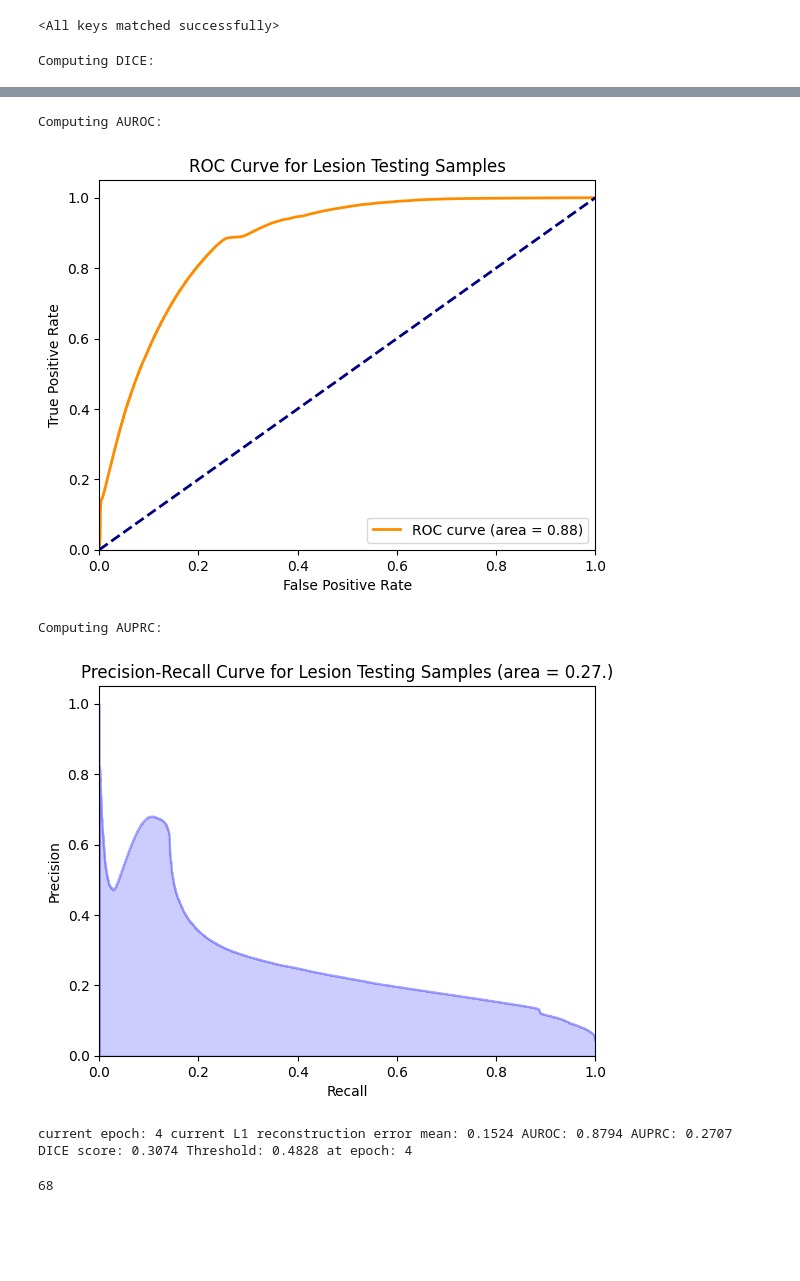
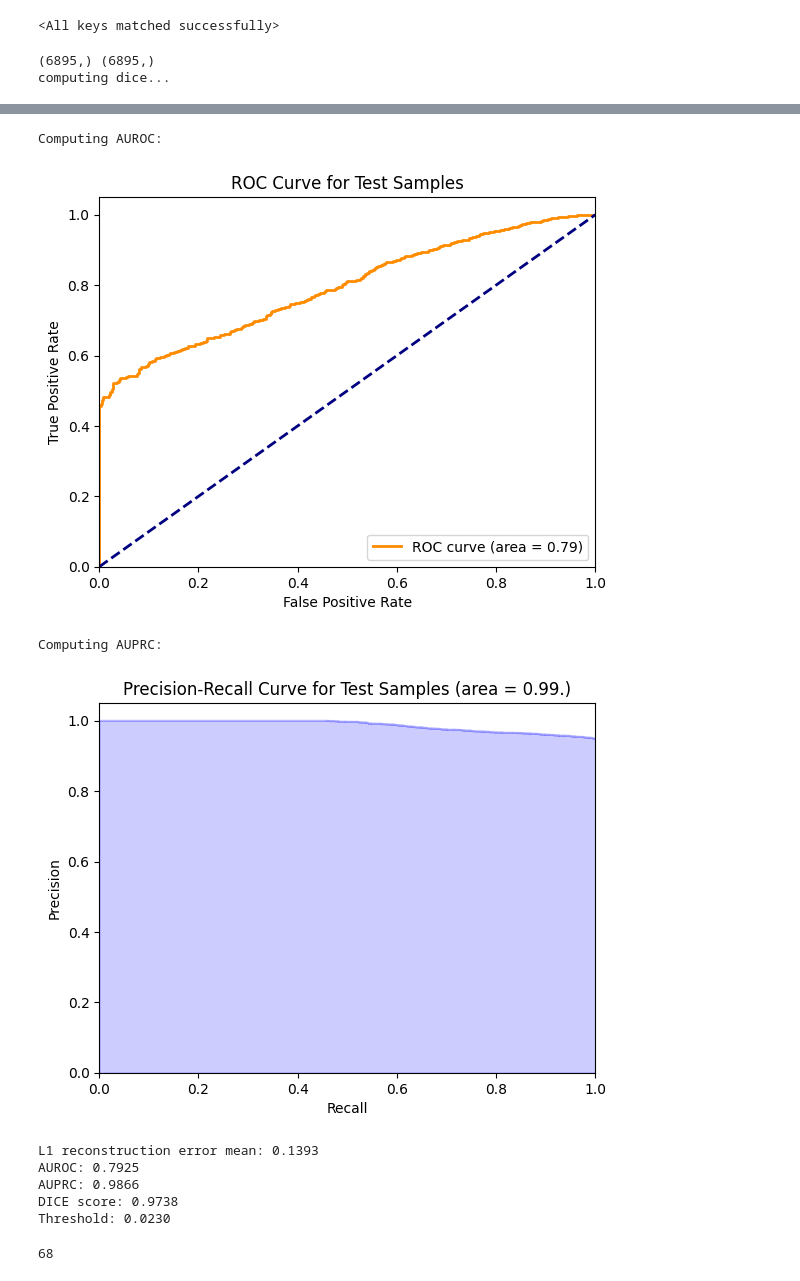
Before and after one commit to Retronomia/CS-274E-Brain-Segmentation, a Jupyter notebook: autoencoder.ipynb, the cells around one changed output, grey strips where cells are left out. Saved outputs shown, nothing was run; the diff lists cells and outputs as text; code cells hidden in the pictures; blank space fills up the shorter version.

Commit message:
Updated to use reconstruction loss for all metrics

```diff
--- a/autoencoder.ipynb
+++ b/autoencoder.ipynb
@@ -144,6 +171,7 @@ with h5py.File(filename, "r") as f:
 num_key_frames = len(mask_imgs)
 print(f"Number of frames: {num_key_frames}")
 mask_indices = np.arange(num_key_frames)
+intensity_indices = [random.uniform(0,1) for i in range(data_len)]
 np.random.shuffle(mask_indices)
 # %% [output]
 Keys: <KeysViewHDF5 ['imgs', 'latents']>
@@ -486,5 +518,9 @@ Computing AUPRC:
 ... (13 outputs left out)
 # %%
+loss_function = nn.L1Loss()
+
+
+device = torch.device("cuda" if torch.cuda.is_available() else "cpu")
 model = AutoEnc()
 model.load_state_dict(torch.load('ae_model.pth'))
 # %% [output]
@@ -497,57 +533,64 @@ with torch.no_grad():
     y_pred = torch.tensor([], dtype=torch.float32, device=device)
     y_mask = torch.tensor([], dtype=torch.long, device=device)
     y_true = torch.tensor([], dtype=torch.long, device=device)
-
-    for test_data, ground_truths in test_loader:
-        test_images = test_data.to(device)
-        y_pred = torch.cat([y_pred, model(test_images)], dim=0)
-        y_true = torch.cat([y_true, test_images], dim=0)
+    val_classes = []
+    val_loss_values = []
+    #i=0
+    for val_data, ground_truths,classification in test_loader:
+        val_images = val_data.to(device)
+        y_pred = torch.cat([y_pred, model(val_images)], dim=0)
+        y_true = torch.cat([y_true, val_images], dim=0)
         y_mask = torch.cat([y_mask, ground_truths], dim=0)
         loss = loss_function(y_pred, y_true)
-        test_loss_values.append(loss.item())
-
+        val_classes.extend(classification)
+        val_loss_values.append(loss.item())
+        #print(f"Iter {i+1}:")
+        #i+=1
+        #if i==3:
+        #    break
     y_mask_np = np.array([i.numpy() for i in decollate_batch(y_mask, detach=False)])
     y_true_np = np.array([i.numpy() for i in decollate_batch(y_true,detach=False)])
     y_pred_np = np.array([i.numpy() for i in decollate_batch(y_pred)])
-    y_diffs = np.abs(y_true_np-y_pred_np)
 
-    reconstruction_err = np.sum(test_loss_values)
-    avg_reconstruction_err = np.mean(test_loss_values)
+    reconstruction_err = np.sum(val_loss_values)
+    avg_reconstruction_err = np.mean(val_loss_values)
 
+    img_losses = np.array([loss_function(p,t).item() for p,t in zip(y_pred,y_true)])
+    val_classes = np.array(val_classes)
+    print(img_losses.shape,val_classes.shape)
 
-
-    print("Computing DICE:")
     folder = "images"
     if not os.path.exists(folder):
         os.mkdir(folder)
-    diceScore,diceThreshold = compute_dice_curve_recursive(
-        y_diffs, y_mask_np,
-        plottitle="DICE vs Thresholds Curve for Lesion Testing Samples",
+    predlabels,diceScore,diceThreshold = compute_dice_curve_recursive(
+        img_losses,val_classes,
+        plottitle="DICE vs L1 Threshold Curve for Test Samples",
         filename=os.path.join(folder, f'dicePC_test.png'),
         granularity=10
     )
+
+
     print("Computing AUROC:")
-    diff_auc, _fpr, _tpr, _threshs = compute_roc(y_diffs.flatten(), y_mask_np.astype(bool).flatten(),
-                                                                    plottitle="ROC Curve for Lesion Testing Samples",
+    diff_auc, _fpr, _tpr, _threshs = compute_roc(img_losses.flatten(), val_classes.astype(bool).flatten(),
+                                                                    plottitle="ROC Curve for Test Samples",
                                                                     filename=os.path.join(folder, f'rocPC_test.png'))
 
     print("Computing AUPRC:")
     diff_auprc, _precisions, _recalls, _threshs = compute_prc(
-        y_diffs.flatten(),
-        y_mask_np.astype(bool).flatten(),
-        plottitle="Precision-Recall Curve for Lesion Testing Samples",
+        img_losses.flatten(),
+        val_classes.astype(bool).flatten(),
+        plottitle="Precision-Recall Curve for Test Samples",
         filename=os.path.join(folder, f'prcPC_test.png')
     )
 
     del y_mask_np,y_true_np,y_pred_np
     print(
-        f"current epoch: {epoch + 1}",
-        f"\ncurrent L1 reconstruction error mean: {avg_reconstruction_err:.4f}",
+        f"L1 reconstruction error mean: {avg_reconstruction_err:.4f}",
         f"\nAUROC: {diff_auc:.4f}",
         f"\nAUPRC: {diff_auprc:.4f}",
         f"\nDICE score: {diceScore:.4f}",
         f"\nThreshold: {diceThreshold:.4f}",
-        f"\nat epoch: {best_metric_epoch}"
     )
 # %% [output]
-Computing DICE:
+(6895,) (6895,)
+computing dice...
@@ -555,8 +598,12 @@ Computing DICE:
 Computing AUROC:
-[figure, old version]
+[figure, new version]
 Computing AUPRC:
-[figure, old version]
+[figure, new version]
-current epoch: 4 current L1 reconstruction error mean: 0.1524 AUROC: 0.8794 AUPRC: 0.2707 DICE score: 0.3074 Threshold: 0.4828 at epoch: 4
+L1 reconstruction error mean: 0.1393
+AUROC: 0.7925
+AUPRC: 0.9866
+DICE score: 0.9738
+Threshold: 0.0230
 # %%
 h=64
 stride=1
```
Also changed, not shown: parts of 11 cells of this notebook, 17 other files.
